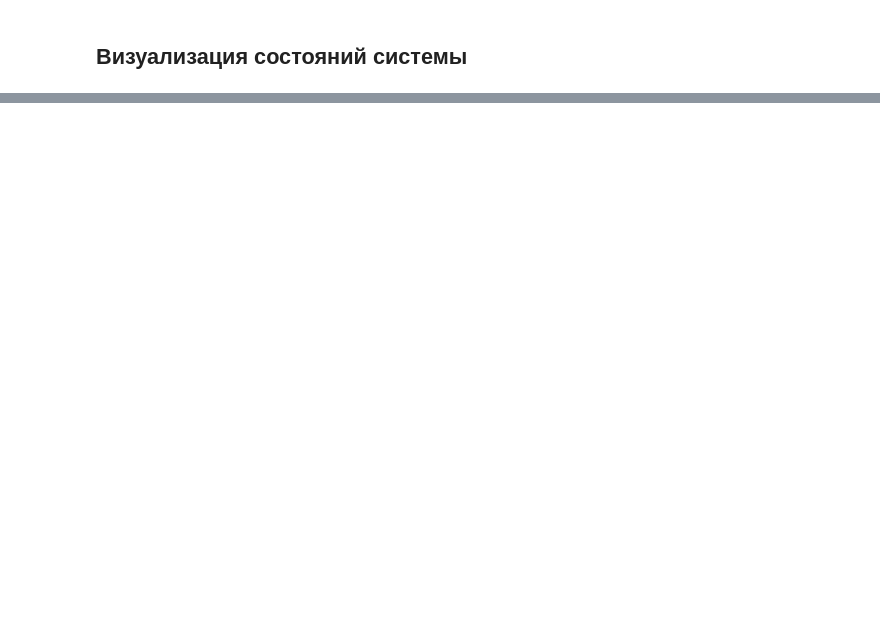
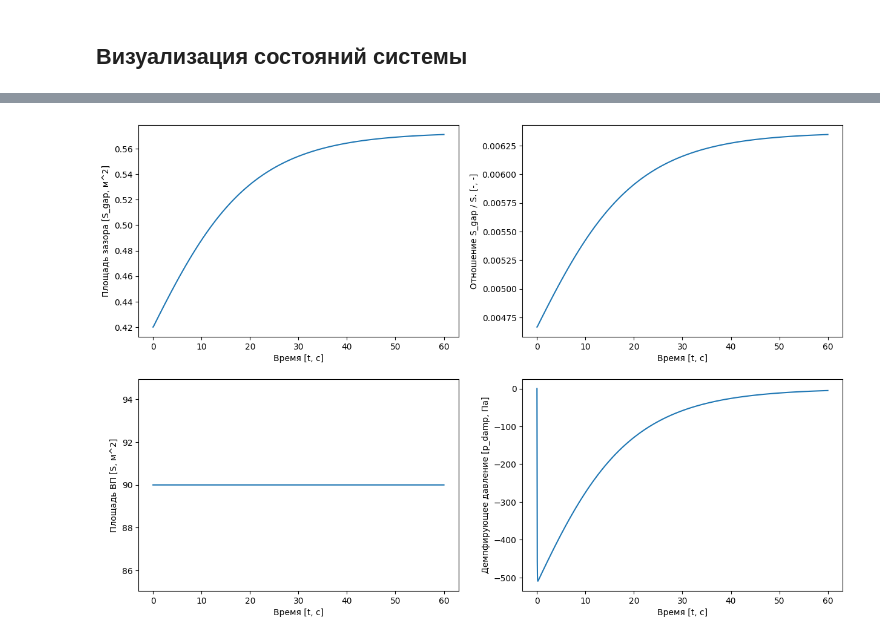
Before and after one commit to shustrov38/jubilant-bassoon, a Jupyter notebook: scripts/approx.ipynb, the cells around one changed output, grey strips where cells are left out. Saved outputs shown, nothing was run; the diff lists cells and outputs as text; code cells hidden in the pictures; blank space fills up the shorter version.

```diff
--- a/scripts/approx.ipynb
+++ b/scripts/approx.ipynb
@@ -209,0 +233,22 @@ plt.plot();
+# %%
+fig, ((ax1, ax2), (ax3, ax4)) = plt.subplots(2, 2, figsize=(15, 10))
+
+ax1.plot(df['dt'], df['S_gap'])
+ax1.set_ylabel('Площадь зазора [S_gap, м^2]')
+ax1.set_xlabel('Время [t, с]')
+
+ax2.plot(df['dt'], df['S_gap'] / df['S'])
+ax2.set_ylabel('Отношение S_gap / S. [-, -]')
+ax2.set_xlabel('Время [t, с]')
+
+ax3.plot(df['dt'], df['S'])
+ax3.set_ylabel('Площадь ВП [S, м^2]')
+ax3.set_xlabel('Время [t, с]')
+
+ax4.plot(df['dt'], df['p_damp'] / SIMULATION_DT)
+ax4.set_ylabel('Демпфирующее давление [p_damp, Па]')
+ax4.set_xlabel('Время [t, с]')
+
+plt.plot();
+# %% [output]
+[figure, added]
```
Also changed, not shown: parts of 13 cells of this notebook, 19 other files.
